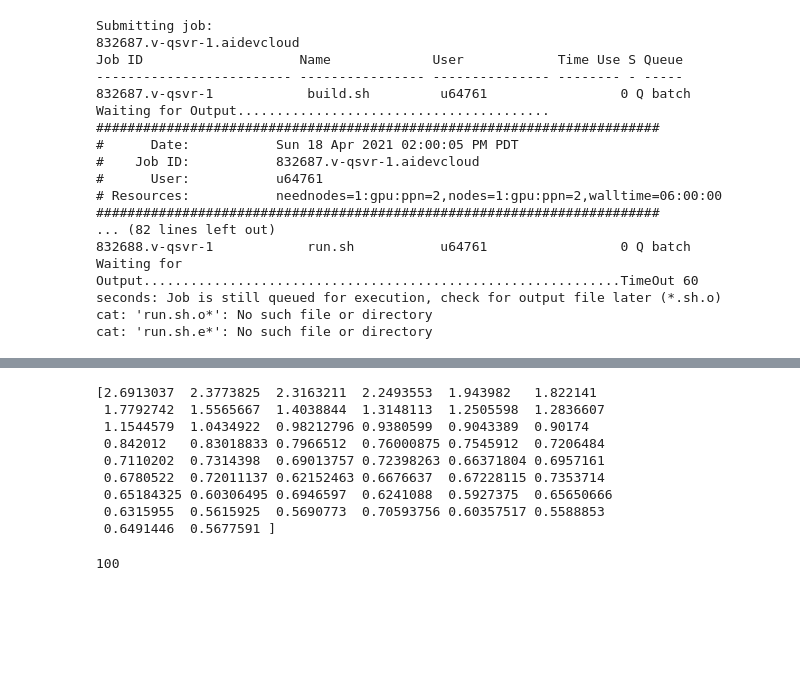
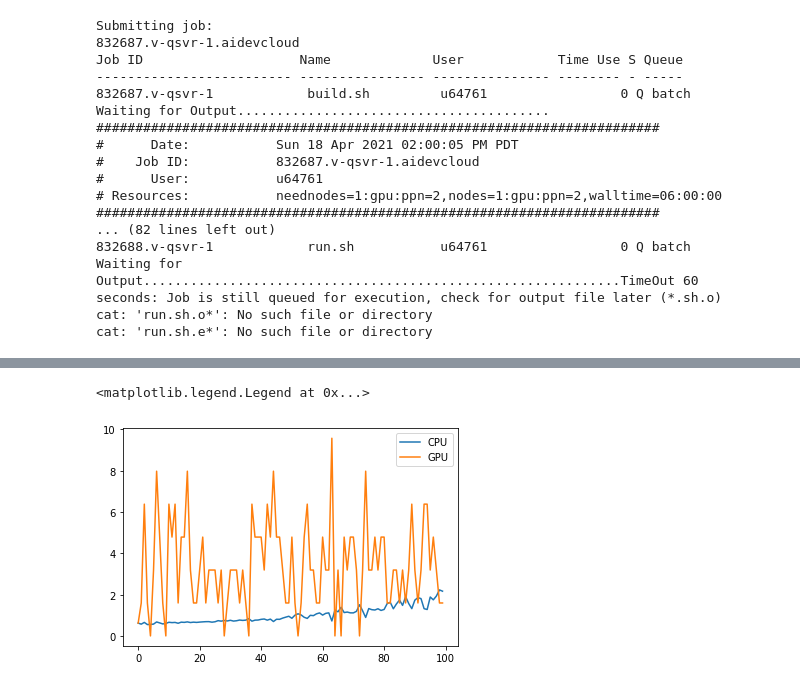
Before and after one commit to BrozzSama/onednn-wrapper, a Jupyter notebook: tutorial_getting_started.ipynb, the cells around one changed output, grey strips where cells are left out. Saved outputs shown, nothing was run; the diff lists cells and outputs as text; code cells hidden in the pictures; blank space fills up the shorter version.

```diff
--- a/tutorial_getting_started.ipynb
+++ b/tutorial_getting_started.ipynb
@@ -98,16 +100,14 @@ plt.plot(np.arange(0,len(loss)), loss)
-# %%
-print(loss)
-# %% [output]
-[2.6913037  2.3773825  2.3163211  2.2493553  1.943982   1.822141
- 1.7792742  1.5565667  1.4038844  1.3148113  1.2505598  1.2836607
- 1.1544579  1.0434922  0.98212796 0.9380599  0.9043389  0.90174
- 0.842012   0.83018833 0.7966512  0.76000875 0.7545912  0.7206484
- 0.7110202  0.7314398  0.69013757 0.72398263 0.66371804 0.6957161
- 0.6780522  0.72011137 0.62152463 0.6676637  0.67228115 0.7353714
- 0.65184325 0.60306495 0.6946597  0.6241088  0.5927375  0.65650666
- 0.6315955  0.5615925  0.5690773  0.70593756 0.60357517 0.5588853
- 0.6491446  0.5677591 ]
-# %%
-print(len(loss))
-# %% [output]
-100
+# %%
+import matplotlib.pyplot as plt
+import numpy as np
+
+loss_cpu = np.load("data/losses/skin_loss_cpu.npy")
+loss_gpu = np.load("data/losses/skin_loss_gpu.npy")
+
+plt.plot(loss_cpu, label="CPU")
+plt.plot(loss_gpu, label="GPU")
+
+plt.legend()
+# %% [output]
+<matplotlib.legend.Legend at 0x...>
+[figure, added]
```
Also changed, not shown: parts of 6 cells of this notebook.
